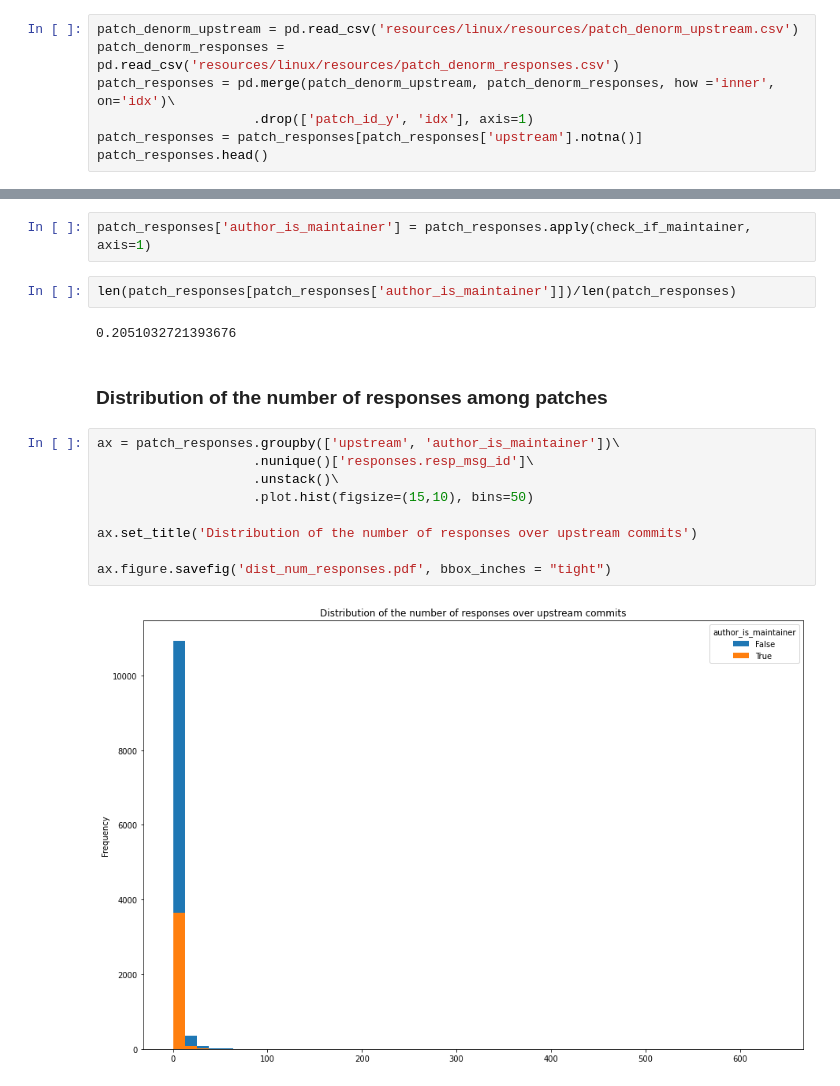
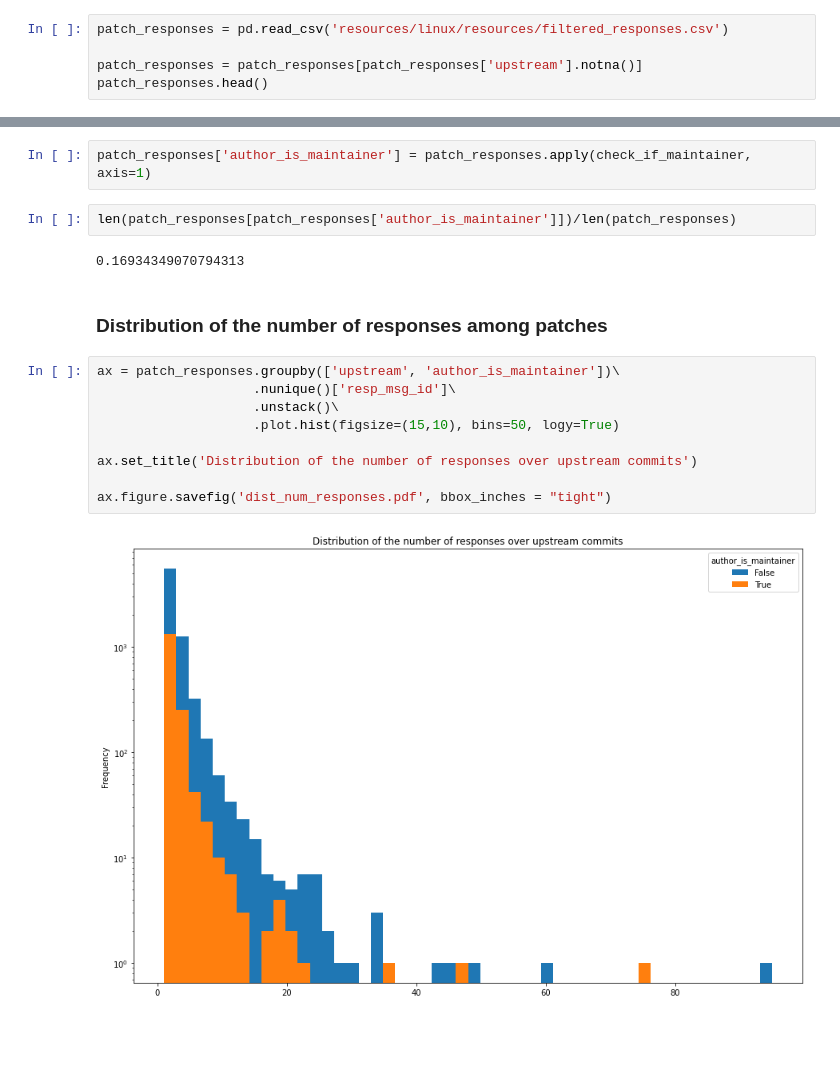
Before and after one commit to basakerdamar/PaStA, a Jupyter notebook: maintainers_crosscheck.ipynb, the cells around one changed output, grey strips where cells are left out. Cells and saved outputs as stored; diff of their text form; blank space fills up the shorter version.

Commit message:
Update resources

```diff
--- a/maintainers_crosscheck.ipynb
+++ b/maintainers_crosscheck.ipynb
@@ -1,10 +1,8 @@
 # %%
 import pandas as pd
 # %%
-patch_denorm_upstream = pd.read_csv('resources/linux/resources/patch_denorm_upstream.csv')
-patch_denorm_responses = pd.read_csv('resources/linux/resources/patch_denorm_responses.csv')
-patch_responses = pd.merge(patch_denorm_upstream, patch_denorm_responses, how ='inner', on='idx')\
-                    .drop(['patch_id_y', 'idx'], axis=1)
+patch_responses = pd.read_csv('resources/linux/resources/filtered_responses.csv')
+
 patch_responses = patch_responses[patch_responses['upstream'].notna()]
 patch_responses.head()
 # %% [output]
@@ -39,17 +37,17 @@ patch_responses['author_is_maintainer'] = patch_responses.apply(check_if_maintai
 # %%
 len(patch_responses[patch_responses['author_is_maintainer']])/len(patch_responses)
 # %% [output]
-0.2051032721393676
+0.16934349070794313
 # %% [markdown]
 ### Distribution of the number of responses among patches
 # %%
 ax = patch_responses.groupby(['upstream', 'author_is_maintainer'])\
-                    .nunique()['responses.resp_msg_id']\
+                    .nunique()['resp_msg_id']\
                     .unstack()\
-                    .plot.hist(figsize=(15,10), bins=50)
+                    .plot.hist(figsize=(15,10), bins=50, logy=True)
 
 ax.set_title('Distribution of the number of responses over upstream commits')
 
 ax.figure.savefig('dist_num_responses.pdf', bbox_inches = "tight")
 # %% [output]
-[figure, old version]
+[figure, new version]
```
Also changed, not shown: parts of 2 cells of this notebook, 3 other files.
